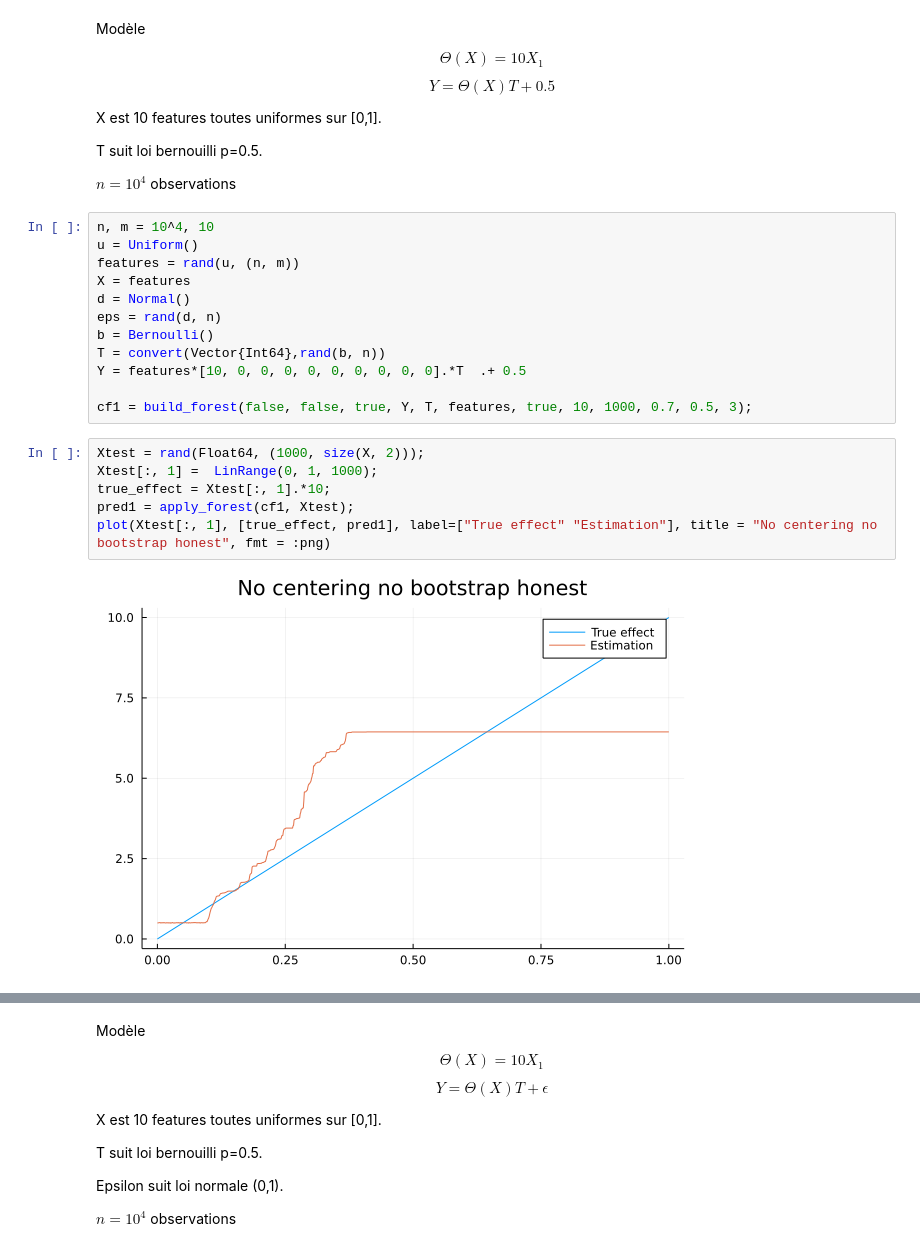
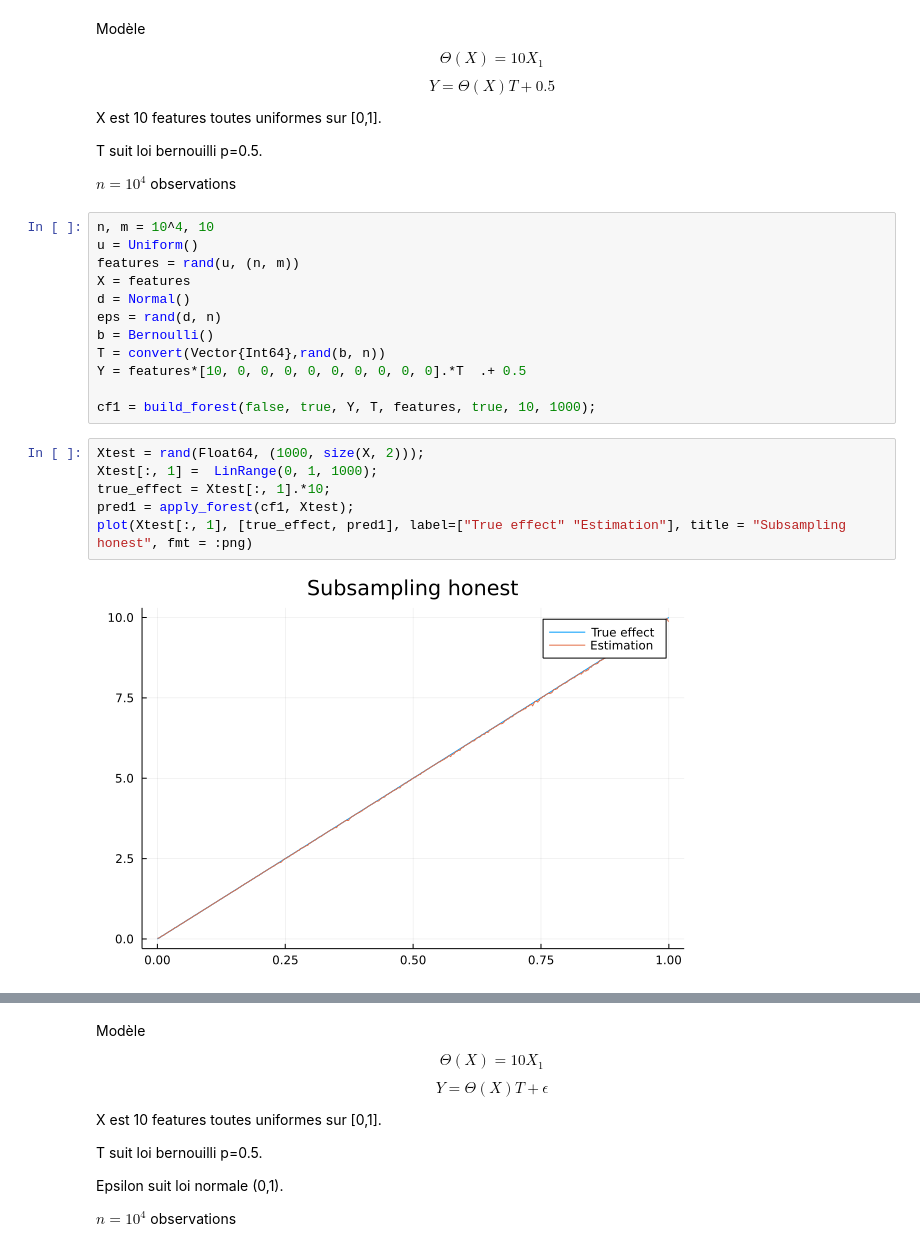
Before and after one commit to BereniceAlexiaJocteur/CausalForest.jl, a Jupyter notebook: notebooks/Frequency_forest.ipynb, the cells around one changed output, grey strips where cells are left out. Saved outputs shown, nothing was run; the diff lists cells and outputs as text.

```diff
--- a/notebooks/Frequency_forest.ipynb
+++ b/notebooks/Frequency_forest.ipynb
@@ -117,13 +114,13 @@ b = Bernoulli()
 T = convert(Vector{Int64},rand(b, n))
 Y = features*[10, 0, 0, 0, 0, 0, 0, 0, 0, 0].*T  .+ 0.5
 
-cf1 = build_forest(false, false, true, Y, T, features, true, 10, 1000, 0.7, 0.5, 3);
+cf1 = build_forest(false, true, Y, T, features, true, 10, 1000);
 # %%
 Xtest = rand(Float64, (1000, size(X, 2)));
 Xtest[:, 1] =  LinRange(0, 1, 1000);
 true_effect = Xtest[:, 1].*10;
 pred1 = apply_forest(cf1, Xtest);
-plot(Xtest[:, 1], [true_effect, pred1], label=["True effect" "Estimation"], title = "No centering no bootstrap honest", fmt = :png)
+plot(Xtest[:, 1], [true_effect, pred1], label=["True effect" "Estimation"], title = "Subsampling honest", fmt = :png)
 # %% [output]
-[figure, old version]
+[figure, new version]
 # %%
```
Also changed, not shown: parts of 45 cells of this notebook, 52 other files.
